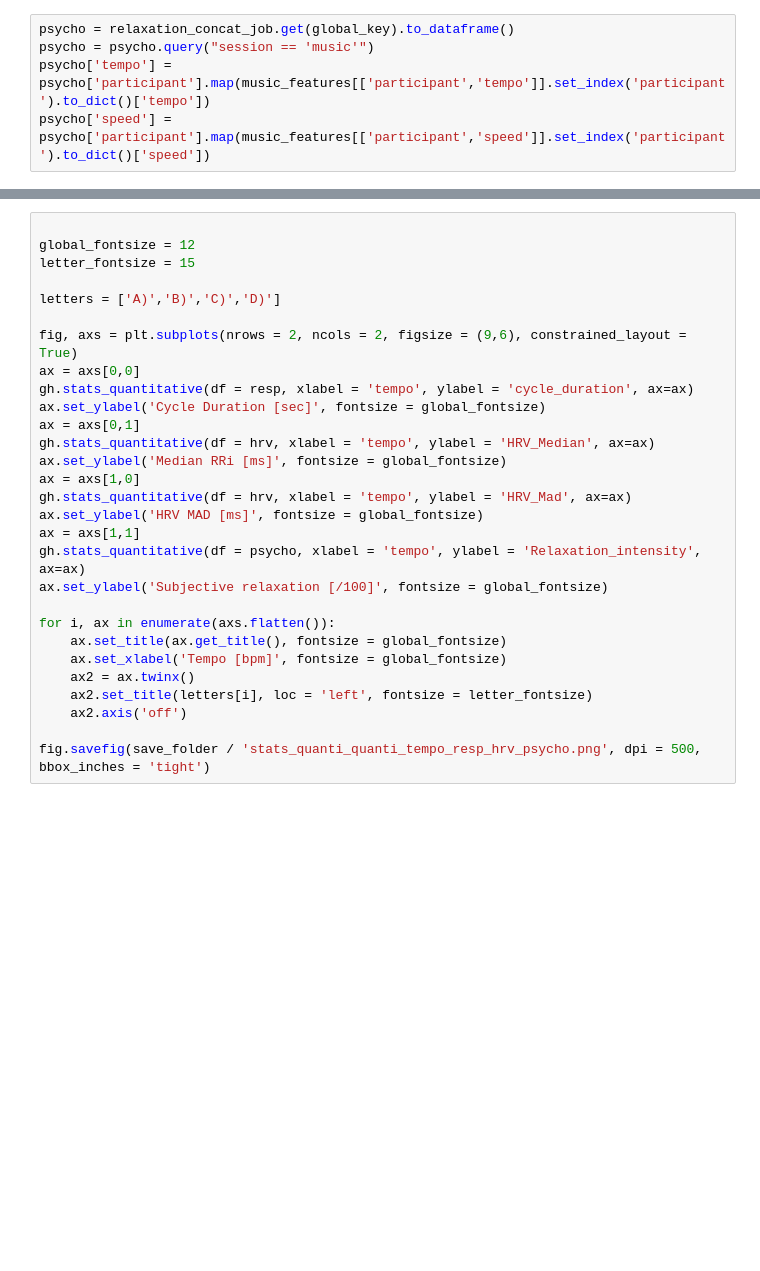
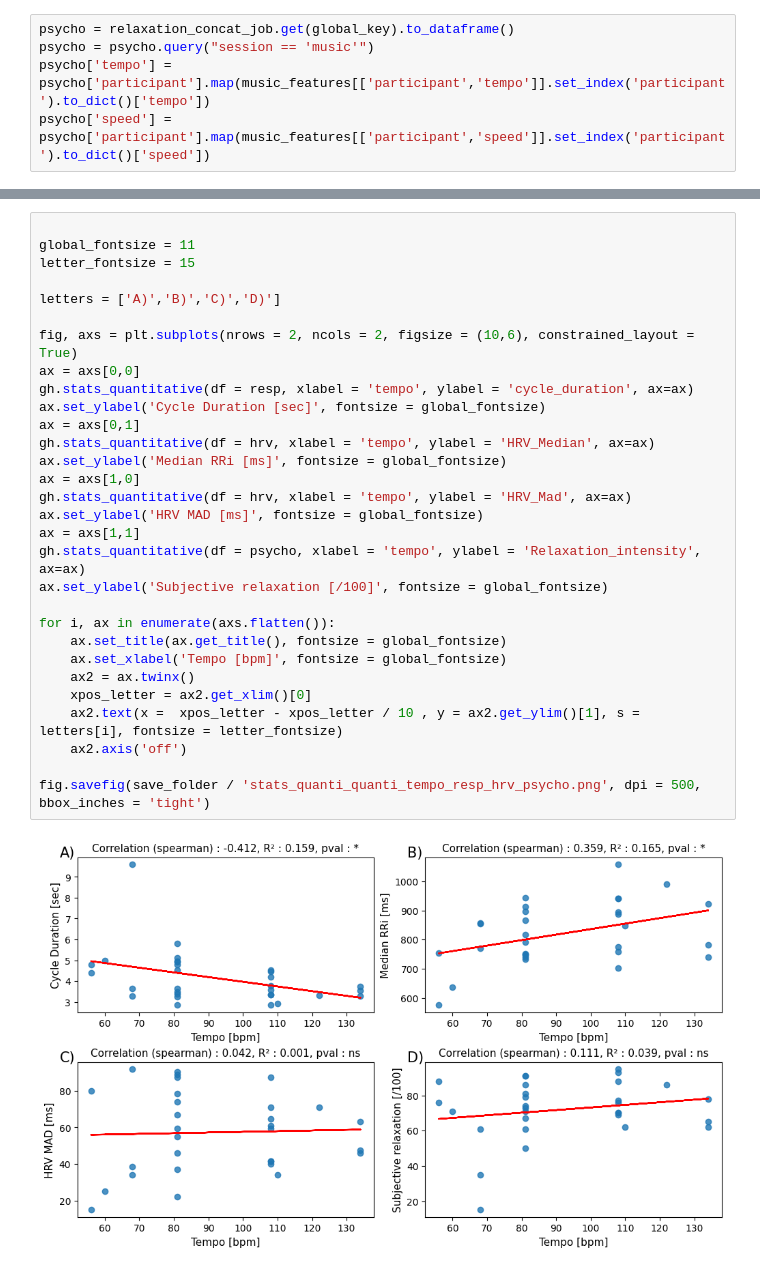
Before and after one commit to ValentinGhibaudo/Emosens_3, a Jupyter notebook: stats_with_tempo.ipynb, the cells around one changed output, grey strips where cells are left out. Drawn from its saved outputs; the diff is of its cells as text; blank space fills up the shorter version.

```diff
--- a/stats_with_tempo.ipynb
+++ b/stats_with_tempo.ipynb
@@ -330,29 +358,32 @@ gh.stats_quantitative(df = resp, xlabel = 'tempo', ylabel = 'cycle_freq', ax=ax)
 # %%
 
-global_fontsize = 12
+global_fontsize = 11
 letter_fontsize = 15
 
 letters = ['A)','B)','C)','D)']
 
-fig, axs = plt.subplots(nrows = 2, ncols = 2, figsize = (9,6), constrained_layout = True)
+fig, axs = plt.subplots(nrows = 2, ncols = 2, figsize = (10,6), constrained_layout = True)
 ax = axs[0,0]
 gh.stats_quantitative(df = resp, xlabel = 'tempo', ylabel = 'cycle_duration', ax=ax)
 ax.set_ylabel('Cycle Duration [sec]', fontsize = global_fontsize)
 ax = axs[0,1]
 gh.stats_quantitative(df = hrv, xlabel = 'tempo', ylabel = 'HRV_Median', ax=ax)
 ax.set_ylabel('Median RRi [ms]', fontsize = global_fontsize)
 ax = axs[1,0]
 gh.stats_quantitative(df = hrv, xlabel = 'tempo', ylabel = 'HRV_Mad', ax=ax)
 ax.set_ylabel('HRV MAD [ms]', fontsize = global_fontsize)
 ax = axs[1,1]
 gh.stats_quantitative(df = psycho, xlabel = 'tempo', ylabel = 'Relaxation_intensity', ax=ax)
 ax.set_ylabel('Subjective relaxation [/100]', fontsize = global_fontsize)
 
 for i, ax in enumerate(axs.flatten()):
     ax.set_title(ax.get_title(), fontsize = global_fontsize)
     ax.set_xlabel('Tempo [bpm]', fontsize = global_fontsize)
     ax2 = ax.twinx()
-    ax2.set_title(letters[i], loc = 'left', fontsize = letter_fontsize)
+    xpos_letter = ax2.get_xlim()[0]
+    ax2.text(x =  xpos_letter - xpos_letter / 10 , y = ax2.get_ylim()[1], s = letters[i], fontsize = letter_fontsize)
     ax2.axis('off')
 
 fig.savefig(save_folder / 'stats_quanti_quanti_tempo_resp_hrv_psycho.png', dpi = 500, bbox_inches = 'tight')
+# %% [output]
+[figure, added]
```
Also changed, not shown: parts of 34 cells of this notebook.
